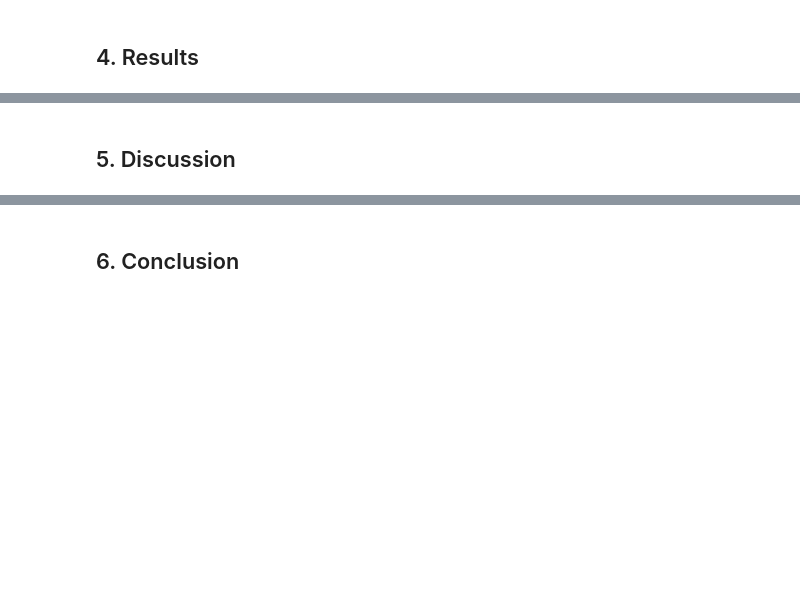
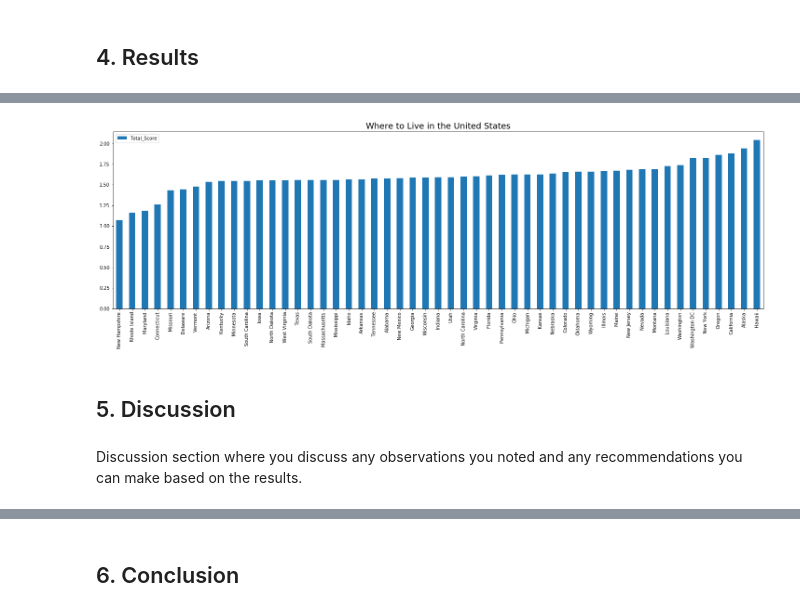
Before and after one commit to Richjero/Coursera_Capstone-1, a Jupyter notebook: Capstone Project: Battle of the Neighborhoods.ipynb, the cells around one changed output, grey strips where cells are left out. Cells and saved outputs as stored; diff of their text form; code cells hidden in the pictures; blank space fills up the shorter version.

```diff
--- a/Capstone Project: Battle of the Neighborhoods.ipynb
+++ b/Capstone Project: Battle of the Neighborhoods.ipynb
@@ -46,0 +668,3 @@ This data contains the number of (known) serial killer victims in each state.  I
+# %%
+serial_prob_only = serial_prob_only.sort_values('Probability',ascending=False)
+serial_prob_only.head(10)
@@ -46,0 +689,8 @@ This data contains the number of (known) serial killer victims in each state.  I
+# %%
+usa_cost_food = cost.merge(usa_food_count, on="State", how="left")
+usa_cost_food_serial = usa_cost_food.merge(serial_prob_only, on="State", how="left")
+usa_cost_food_serial = usa_cost_food_serial.sort_values('Probability',ascending=True)
+#usa_cost_food_serial = usa_cost_food_serial.sort_values('Unique_Food_Venues',ascending=False)
+#usa_cost_food_serial = usa_cost_food_serial.sort_values('Cost_Index',ascending=True)
+usa_cost_food_serial['Unique_Food_Venues'] = usa_cost_food_serial['Unique_Food_Venues'].fillna(0)
+usa_cost_food_serial.head(10)
@@ -46,0 +711,5 @@ This data contains the number of (known) serial killer victims in each state.  I
+# %%
+usa_cost_food_serial['Cost_Index'] = usa_cost_food_serial['Cost_Index']/usa_cost_food_serial['Cost_Index'].max()
+usa_cost_food_serial['Unique_Food_Venues'] = 1 - (usa_cost_food_serial['Unique_Food_Venues']/usa_cost_food_serial['Unique_Food_Venues'].max())
+usa_cost_food_serial['Probability'] = usa_cost_food_serial['Probability']/usa_cost_food_serial['Probability'].max()
+usa_cost_food_serial.head(10)
@@ -46,0 +730,8 @@ This data contains the number of (known) serial killer victims in each state.  I
+# %%
+total = usa_cost_food_serial['Cost_Index'] + usa_cost_food_serial['Unique_Food_Venues'] + usa_cost_food_serial['Probability']
+usa_cost_food_serial_total_only['Total_Score'] = total
+usa_cost_food_serial_total_only = usa_cost_food_serial_total_only.set_index('State')
+usa_cost_food_serial_total_only
+#usa_cost_food_serial_total_only = usa_cost_food_serial.drop(columns=['Cost_Index','Unique_Food_Venues','Probability'],axis=1)
+#usa_cost_food_serial_total_only = usa_cost_food_serial_total.sort_values('Total_Score',ascending=True)
+#usa_cost_food_serial_total_only
@@ -47,2 +757,14 @@ This data contains the number of (known) serial killer victims in each state.  I
+# %%
+usa_cost_food_serial_total_only.plot(kind='bar',figsize=(25,7))
+#plt.xticks(usa_cost_food_serial_total_only.index,usa_cost_food_serial_total_only["State"].values)
+plt.title('Where to Live in the United States',fontsize=18)
+plt.xlabel('')
+plt.ylabel('')
+
+plt.show()
+# %% [output]
+[figure, added]
 # %% [markdown]
 ## 5. Discussion
+# %% [markdown]
+Discussion section where you discuss any observations you noted and any recommendations you can make based on the results.
```
Also changed, not shown: parts of 78 cells of this notebook.
